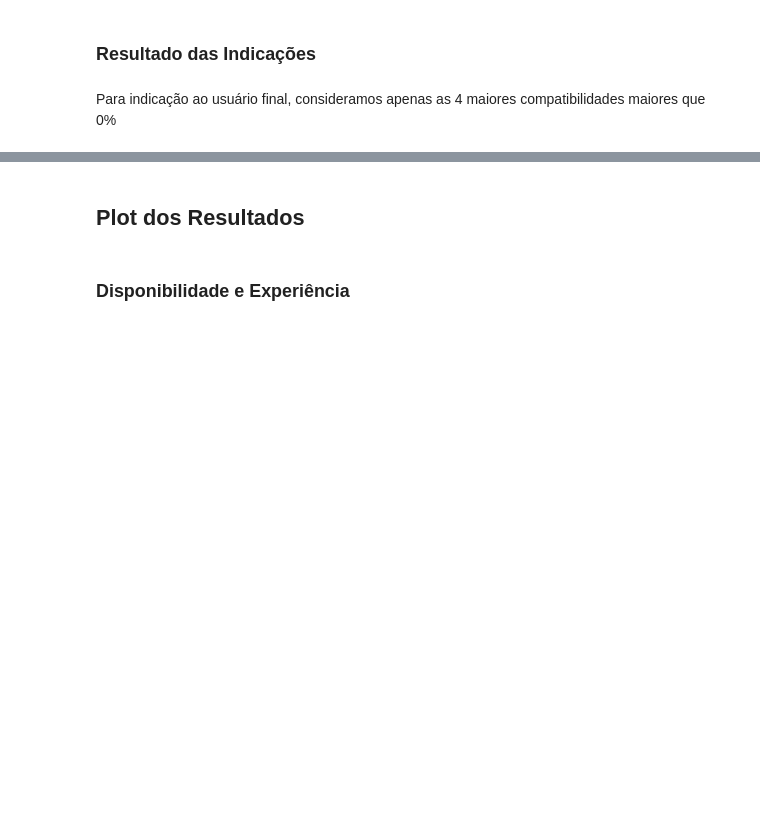
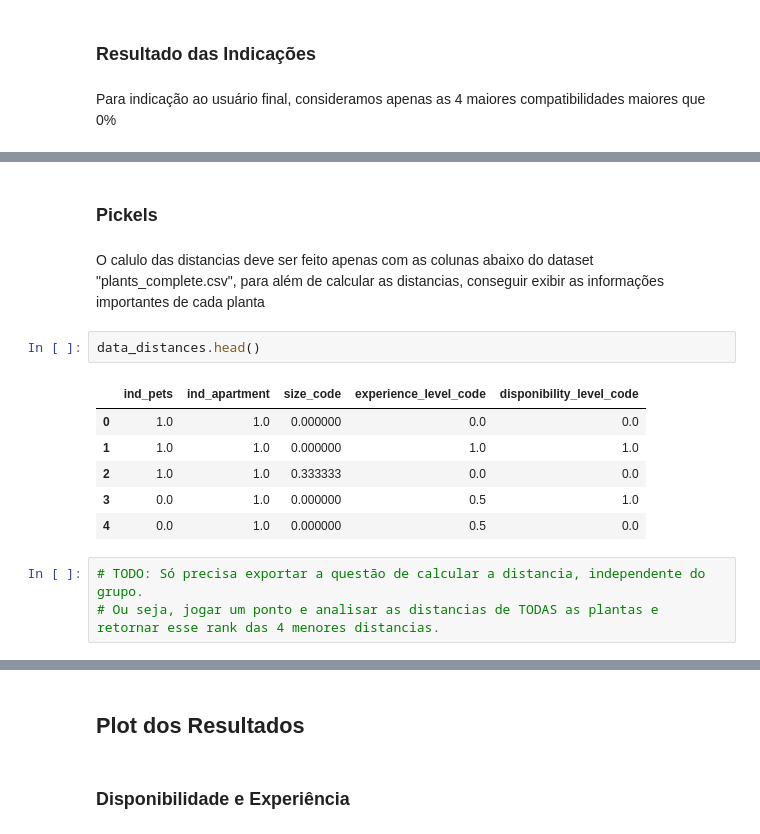
Before and after one commit to Chroma-CESAR/Rooted, a Jupyter notebook: notebooks/model.ipynb, the cells around one changed output, grey strips where cells are left out. Cells and saved outputs as stored; diff of their text form; blank space fills up the shorter version.

```diff
--- a/notebooks/model.ipynb
+++ b/notebooks/model.ipynb
@@ -645,0 +681,16 @@ with open('../pickles/scaler.pkl', 'wb') as file:
+# %% [markdown]
+### **Pickels**
+# %% [markdown]
+O calulo das distancias deve ser feito apenas com as colunas abaixo do dataset "plants_complete.csv", para além de calcular as distancias, conseguir exibir as informações importantes de cada planta
+# %%
+data_distances.head()
+# %% [output]
+|  | ind_pets | ind_apartment | size_code | experience_level_code | disponibility_level_code |
+| 0 | 1.0 | 1.0 | 0.000000 | 0.0 | 0.0 |
+| 1 | 1.0 | 1.0 | 0.000000 | 1.0 | 1.0 |
+| 2 | 1.0 | 1.0 | 0.333333 | 0.0 | 0.0 |
+| 3 | 0.0 | 1.0 | 0.000000 | 0.5 | 1.0 |
+| 4 | 0.0 | 1.0 | 0.000000 | 0.5 | 0.0 |
+# %%
+# TODO: Só precisa exportar a questão de calcular a distancia, independente do grupo.
+# Ou seja, jogar um ponto e analisar as distancias de TODAS as plantas e retornar esse rank das 4 menores distancias.
```
Also changed, not shown: parts of 16 cells of this notebook, 5 other files.
